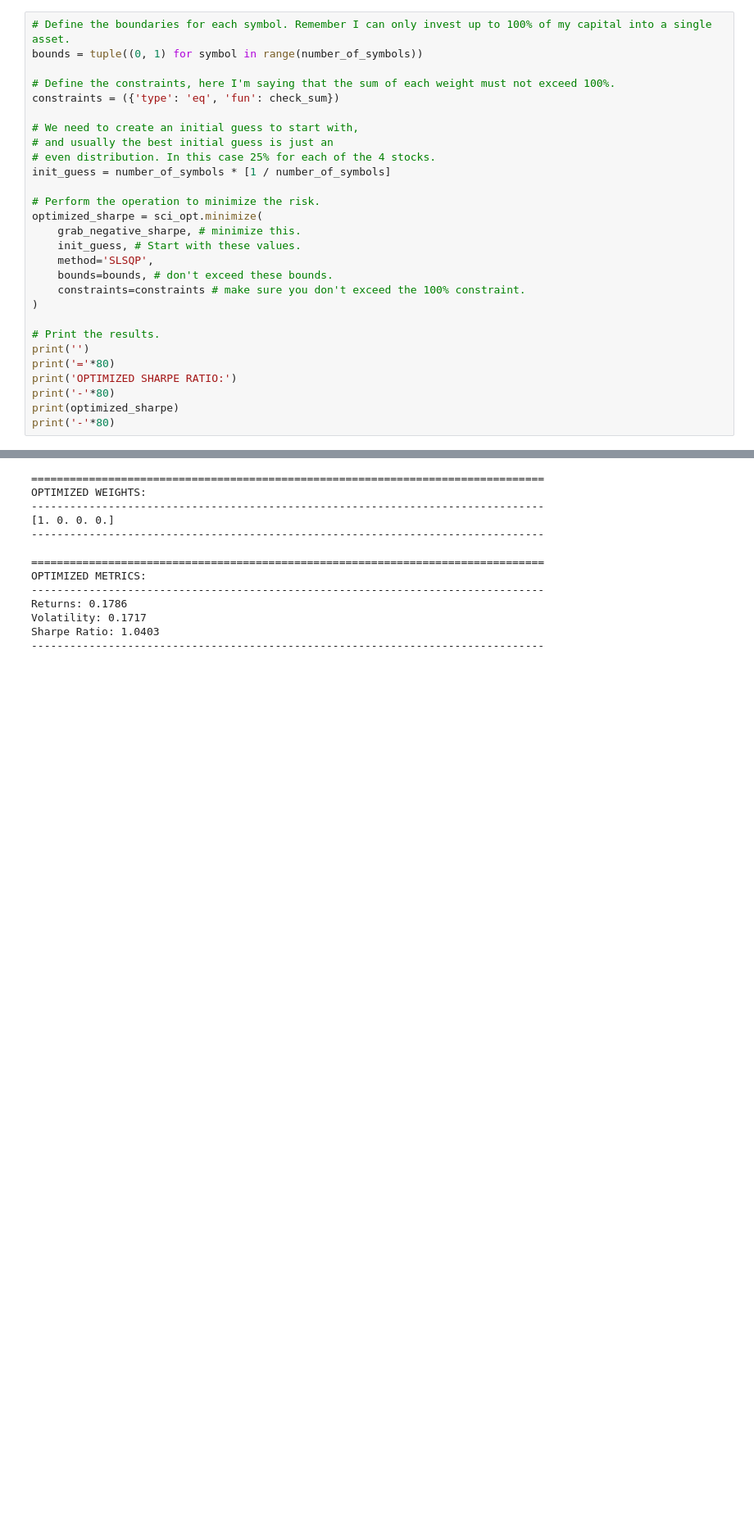
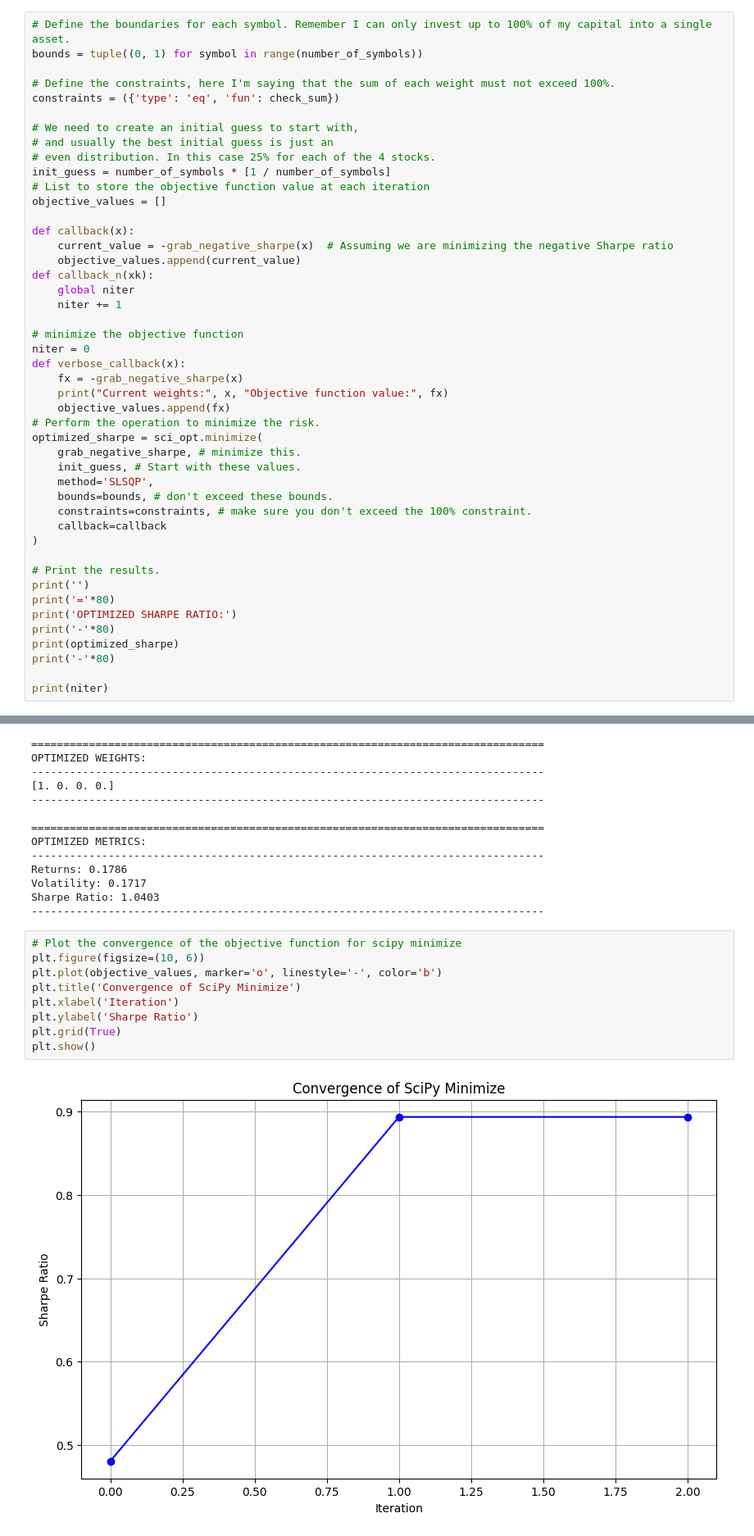
Before and after one commit to praneel7/Portfolio_Optimization, a Jupyter notebook: optmization_main.ipynb, the cells around one changed output, grey strips where cells are left out. Shown at 82% size. Saved outputs shown, nothing was run; the diff lists cells and outputs as text; blank space fills up the shorter version.

```diff
--- a/optmization_main.ipynb
+++ b/optmization_main.ipynb
@@ -365,14 +365,30 @@ constraints = ({'type': 'eq', 'fun': check_sum})
 # and usually the best initial guess is just an
 # even distribution. In this case 25% for each of the 4 stocks.
 init_guess = number_of_symbols * [1 / number_of_symbols]
+# List to store the objective function value at each iteration
+objective_values = []
 
+def callback(x):
+    current_value = -grab_negative_sharpe(x)  # Assuming we are minimizing the negative Sharpe ratio
+    objective_values.append(current_value)
+def callback_n(xk):
+    global niter
+    niter += 1
+
+# minimize the objective function
+niter = 0
+def verbose_callback(x):
+    fx = -grab_negative_sharpe(x)
+    print("Current weights:", x, "Objective function value:", fx)
+    objective_values.append(fx)
 # Perform the operation to minimize the risk.
 optimized_sharpe = sci_opt.minimize(
     grab_negative_sharpe, # minimize this.
     init_guess, # Start with these values.
     method='SLSQP',
     bounds=bounds, # don't exceed these bounds.
-    constraints=constraints # make sure you don't exceed the 100% constraint.
+    constraints=constraints, # make sure you don't exceed the 100% constraint.
+    callback=callback
 )
 
 # Print the results.
@@ -382,6 +398,8 @@ print('OPTIMIZED SHARPE RATIO:')
 print('-'*80)
 print(optimized_sharpe)
 print('-'*80)
+
+print(niter)
 # %% [output]
 ================================================================================
 OPTIMIZED SHARPE RATIO:
@@ -586,3 +605,14 @@ Returns: 0.1786
 Volatility: 0.1717
 Sharpe Ratio: 1.0403
 --------------------------------------------------------------------------------
+# %%
+# Plot the convergence of the objective function for scipy minimize
+plt.figure(figsize=(10, 6))
+plt.plot(objective_values, marker='o', linestyle='-', color='b')
+plt.title('Convergence of SciPy Minimize')
+plt.xlabel('Iteration')
+plt.ylabel('Sharpe Ratio')
+plt.grid(True)
+plt.show()
+# %% [output]
+[figure, added]
```
Also changed, not shown: parts of 13 cells of this notebook.
